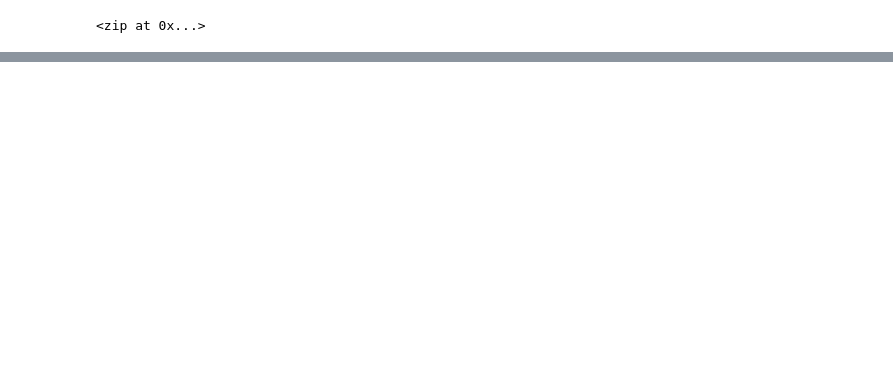
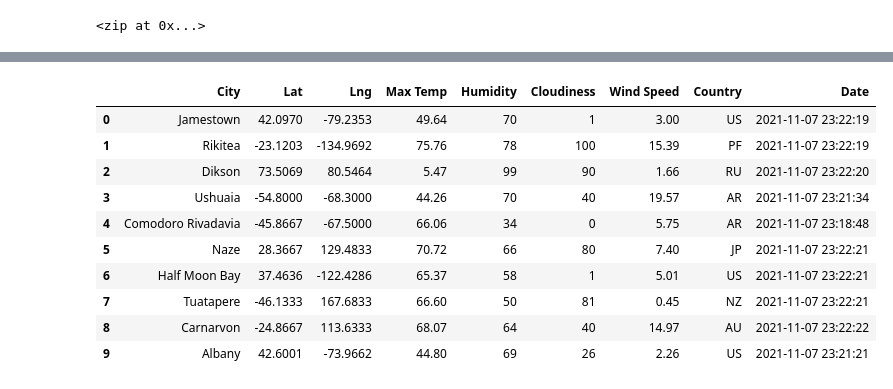
Before and after one commit to MeredithTracy/World_Weather_Analysis, a Jupyter notebook: WeatherPy.ipynb, the cells around one changed output, grey strips where cells are left out. Drawn from its saved outputs; the diff is of its cells as text; code cells hidden in the pictures; blank space fills up the shorter version.

Commit message:
updates to WeatherPy doc

```diff
--- a/WeatherPy.ipynb
+++ b/WeatherPy.ipynb
@@ -3,3 +3,13 @@
 import pandas as pd
 import matplotlib.pyplot as plt
 import numpy as np
+# Import the time library and the datetime module from the datetime library
+import time
+from datetime import datetime
+# Import the requests library.
+import requests
+# Import the API key.
+from config import weather_api_key
+
+url = "http://api.openweathermap.org/data/2.5/weather?units=Imperial&APPID=" + weather_api_key
+print(url)
@@ -5,0 +18,10 @@ import numpy as np
+# %%
+# Create an empty list to hold the weather data.
+city_data = []
+# Print the beginning of the logging.
+print("Beginning Data Retrieval     ")
+print("-----------------------------")
+
+# Create counters.
+record_count = 1
+set_count = 1
@@ -32,0 +128,16 @@ len(cities)
+# %%
+# Convert the array of dictionaries to a Pandas DataFrame.
+city_data_df = pd.DataFrame(city_data)
+city_data_df.head(10)
+# %% [output]
+|  | City | Lat | Lng | Max Temp | Humidity | Cloudiness | Wind Speed | Country | Date |
+| 0 | Jamestown | 42.0970 | -79.2353 | 49.64 | 70 | 1 | 3.00 | US | 2021-11-07 23:22:19 |
+| 1 | Rikitea | -23.1203 | -134.9692 | 75.76 | 78 | 100 | 15.39 | PF | 2021-11-07 23:22:19 |
+| 2 | Dikson | 73.5069 | 80.5464 | 5.47 | 99 | 90 | 1.66 | RU | 2021-11-07 23:22:20 |
+| 3 | Ushuaia | -54.8000 | -68.3000 | 44.26 | 70 | 40 | 19.57 | AR | 2021-11-07 23:21:34 |
+| 4 | Comodoro Rivadavia | -45.8667 | -67.5000 | 66.06 | 34 | 0 | 5.75 | AR | 2021-11-07 23:18:48 |
+| 5 | Naze | 28.3667 | 129.4833 | 70.72 | 66 | 80 | 7.40 | JP | 2021-11-07 23:22:21 |
+| 6 | Half Moon Bay | 37.4636 | -122.4286 | 65.37 | 58 | 1 | 5.01 | US | 2021-11-07 23:22:21 |
+| 7 | Tuatapere | -46.1333 | 167.6833 | 66.60 | 50 | 81 | 0.45 | NZ | 2021-11-07 23:22:21 |
+| 8 | Carnarvon | -24.8667 | 113.6333 | 68.07 | 64 | 40 | 14.97 | AU | 2021-11-07 23:22:22 |
+| 9 | Albany | 42.6001 | -73.9662 | 44.80 | 69 | 26 | 2.26 | US | 2021-11-07 23:21:21 |
```
Also changed, not shown: parts of 6 cells of this notebook.
